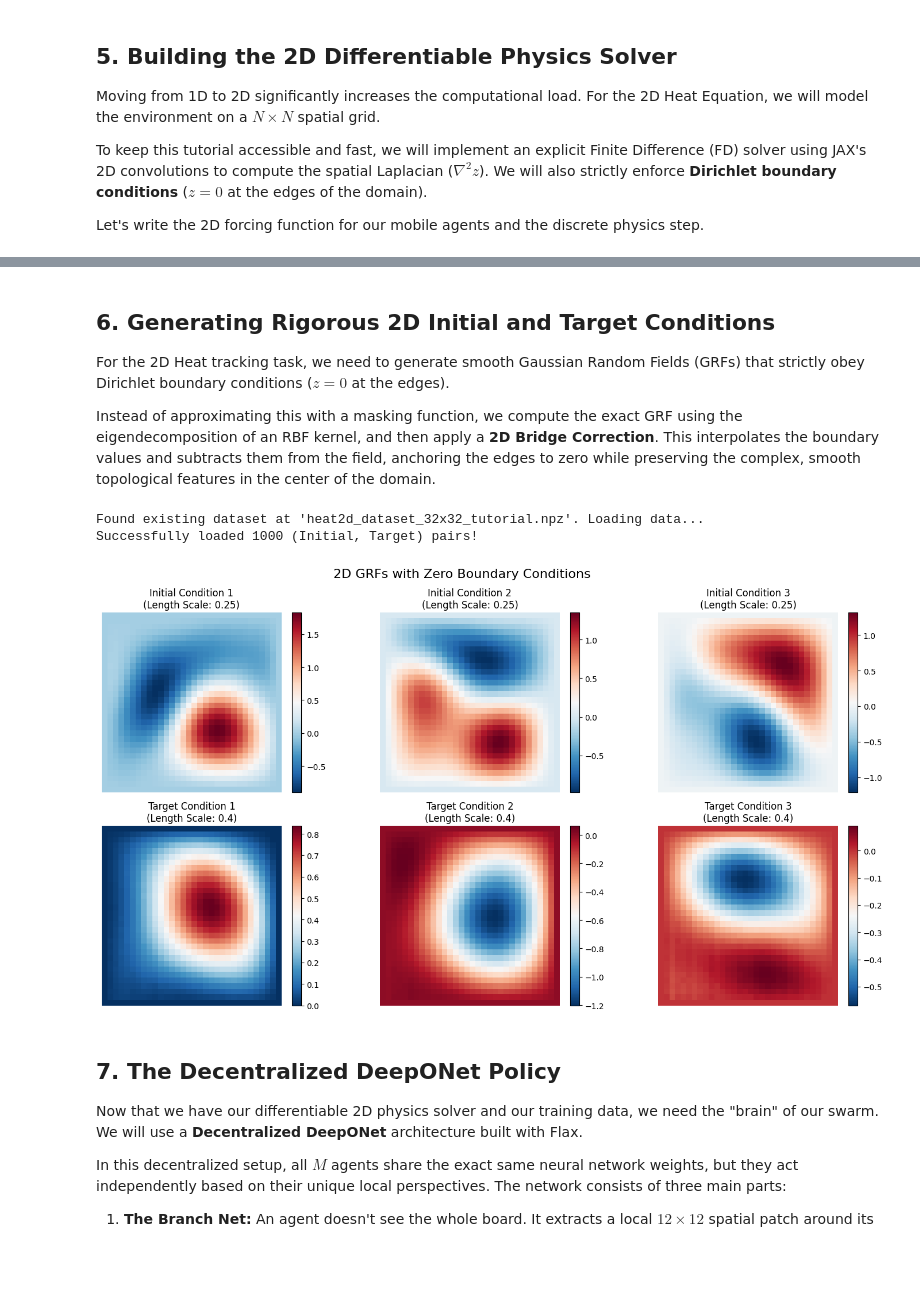
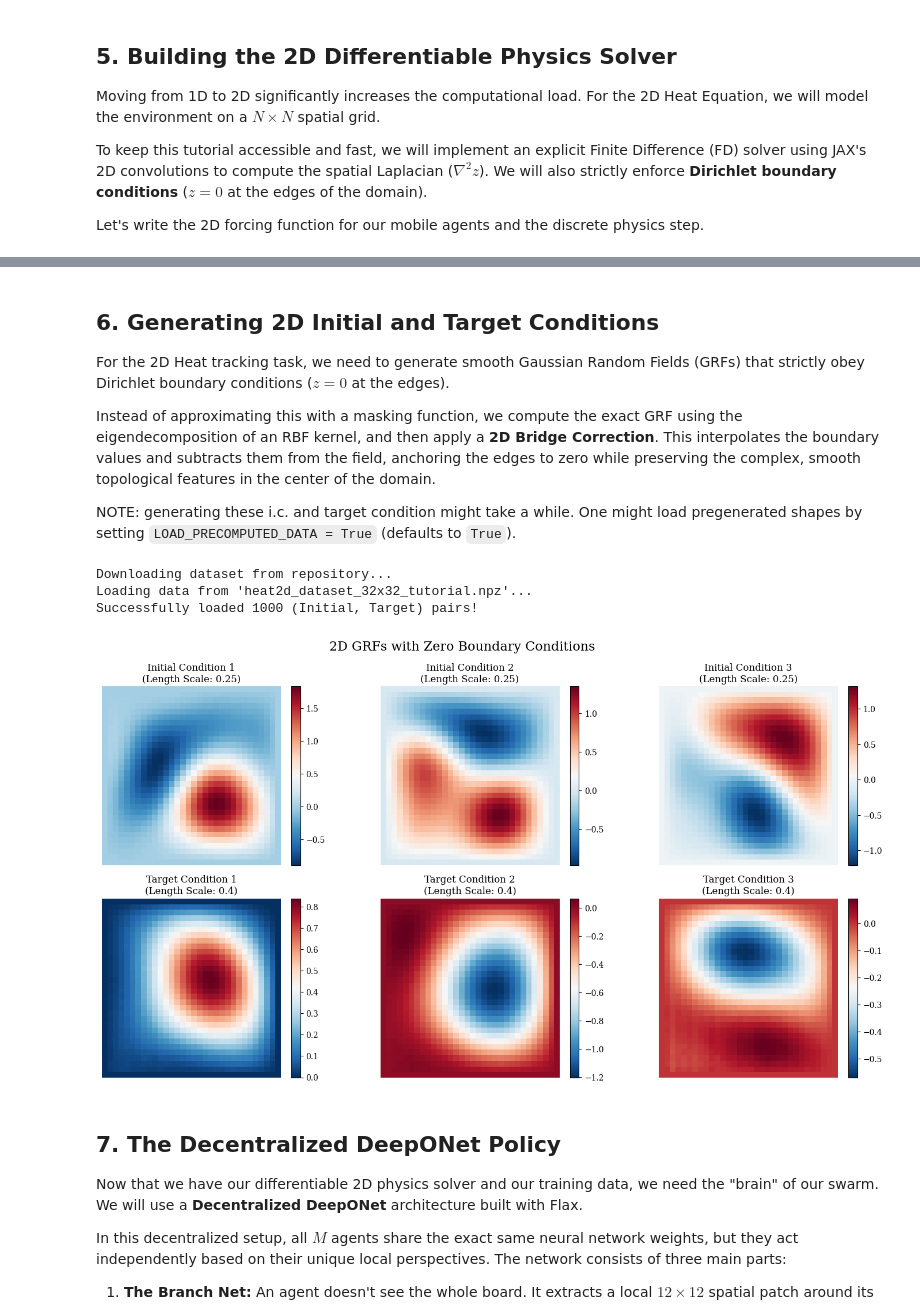
Before and after one commit to SOLARIS-JHU/CINOC, a Jupyter notebook: tutorials/heat2d/tutorial.ipynb, the cells around one changed output, grey strips where cells are left out. Drawn from its saved outputs; the diff is of its cells as text; code cells hidden in the pictures; blank space fills up the shorter version.

Commit message:
adding downloads to heat2d tutorial

```diff
--- a/tutorials/heat2d/tutorial.ipynb
+++ b/tutorials/heat2d/tutorial.ipynb
@@ -218,19 +216,29 @@ W0604 08:58:23.970301   13133 cuda_executor.cc:1802] GPU interconnect informatio
 # %% [markdown]
-## 6. Generating Rigorous 2D Initial and Target Conditions
+## 6. Generating 2D Initial and Target Conditions
 
 For the 2D Heat tracking task, we need to generate smooth Gaussian Random Fields (GRFs) that strictly obey Dirichlet boundary conditions ($z=0$ at the edges).
 
 Instead of approximating this with a masking function, we compute the exact GRF using the eigendecomposition of an RBF kernel, and then apply a **2D Bridge Correction**. This interpolates the boundary values and subtracts them from the field, anchoring the edges to zero while preserving the complex, smooth topological features in the center of the domain.
+
+NOTE: generating these i.c. and target condition might take a while. One might load pregenerated shapes by setting `LOAD_PRECOMPUTED_DATA = True` (defaults to `True`).
 # %%
 import numpy as np
 import matplotlib.pyplot as plt
 import os
+import jax
+import jax.numpy as jnp
+import requests
+
+# ----- Config Toggle -----
+LOAD_PRECOMPUTED_DATA = True  # Set to False to generate data from scratch
 
 N_GRID = 32
 N_SAMPLES = 1000
 LENGTH_SCALE_INIT = 0.25
 LENGTH_SCALE_TARGET = 0.4
 SIGMA = 1.0
+
+filename = f'heat2d_dataset_{N_GRID}x{N_GRID}_tutorial.npz'
 
 def rbf_kernel_2d(x1, x2, length_scale=0.3, sigma=1.0):
     """2D RBF kernel for GRF generation."""
@@ -294,11 +302,17 @@ def generate_grf_2d(key, n_points=32, length_scale=0.4, sigma=1.0):
     field = f - trend
     return xx, yy, field
 
-# --- Smart Data Loading / Generation ---
-filename = f'heat2d_dataset_{N_GRID}x{N_GRID}_tutorial.npz'
+DATA_URL = "https://github.com/SOLARIS-JHU/CINOC/raw/main/tutorials/heat2d/heat2d_dataset_32x32_tutorial.npz"
 
-if os.path.exists(filename):
-    print(f"Found existing dataset at '{filename}'. Loading data...")
+if LOAD_PRECOMPUTED_DATA:
+    # Check if file is missing, OR if it's a tiny LFS pointer file (< 1000 bytes)
+    if not os.path.exists(filename) or os.path.getsize(filename) < 1000:
+        print(f"Downloading dataset from repository...")
+        response = requests.get(DATA_URL, allow_redirects=True)
+        with open(filename, 'wb') as f:
+            f.write(response.content)
+
+    print(f"Loading data from '{filename}'...")
     data = np.load(filename, allow_pickle=True)
     z_init_all = jnp.array(data['z_init'])
     z_target_all = jnp.array(data['z_target'])
@@ -315,7 +329,7 @@ if os.path.exists(filename):
     print(f"Successfully loaded {len(z_init_all)} (Initial, Target) pairs!")
 
 else:
-    print(f"Dataset not found at '{filename}'. Generating {N_SAMPLES} initial and target pairs...")
+    print(f"Generating {N_SAMPLES} initial and target pairs from scratch...")
     key = jax.random.PRNGKey(42)
     all_keys = jax.random.split(key, N_SAMPLES * 2)
 
@@ -345,35 +359,36 @@ else:
     print(f"Dataset successfully generated and saved to {filename}")
 
 # --- Visualize Results ---
 n_plot = min(3, len(z_init_all))
 
 if n_plot > 0:
     fig, axes = plt.subplots(2, n_plot, figsize=(5 * n_plot, 8))
     # Handle the case where n_plot is 1 (axes is 1D)
     if n_plot == 1:
         axes = np.expand_dims(axes, axis=1)
 
     fig.suptitle("2D GRFs with Zero Boundary Conditions", fontsize=16)
 
     for i in range(n_plot):
         # Plot Initial Conditions
         im_init = axes[0, i].imshow(z_init_all[i], origin='lower', extent=[0, 1, 0, 1], cmap='RdBu_r')
         axes[0, i].set_title(f'Initial Condition {i+1}\n(Length Scale: {LENGTH_SCALE_INIT})')
         axes[0, i].axis('off')
         plt.colorbar(im_init, ax=axes[0, i], fraction=0.046, pad=0.04)
 
         # Plot Target Conditions
         im_target = axes[1, i].imshow(z_target_all[i], origin='lower', extent=[0, 1, 0, 1], cmap='RdBu_r')
         axes[1, i].set_title(f'Target Condition {i+1}\n(Length Scale: {LENGTH_SCALE_TARGET})')
         axes[1, i].axis('off')
         plt.colorbar(im_target, ax=axes[1, i], fraction=0.046, pad=0.04)
 
     plt.tight_layout()
     plt.show()
 # %% [output]
-Found existing dataset at 'heat2d_dataset_32x32_tutorial.npz'. Loading data...
+Downloading dataset from repository...
+Loading data from 'heat2d_dataset_32x32_tutorial.npz'...
 Successfully loaded 1000 (Initial, Target) pairs!
-[figure, old version]
+[figure, new version]
 # %% [markdown]
 ## 7. The Decentralized DeepONet Policy
 
```
Also changed, not shown: parts of 3 cells of this notebook.
